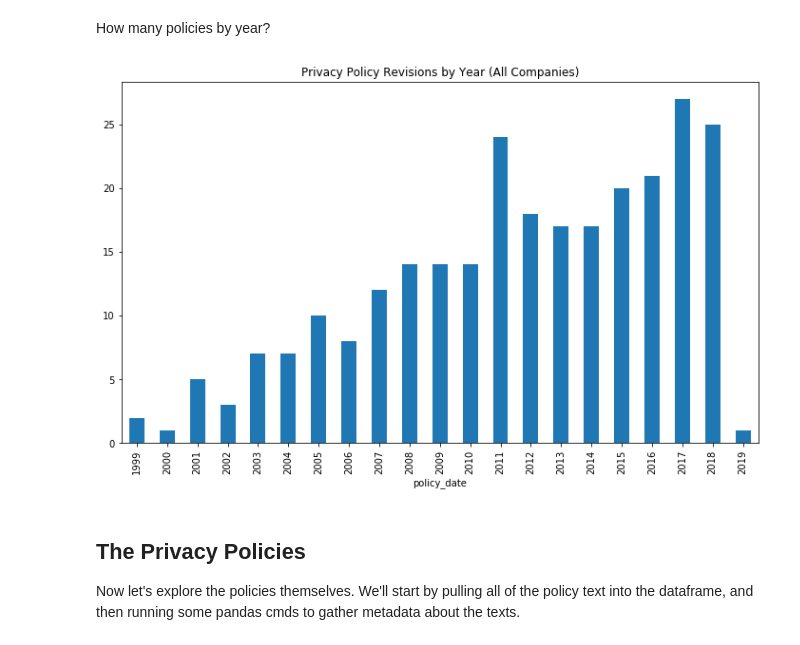
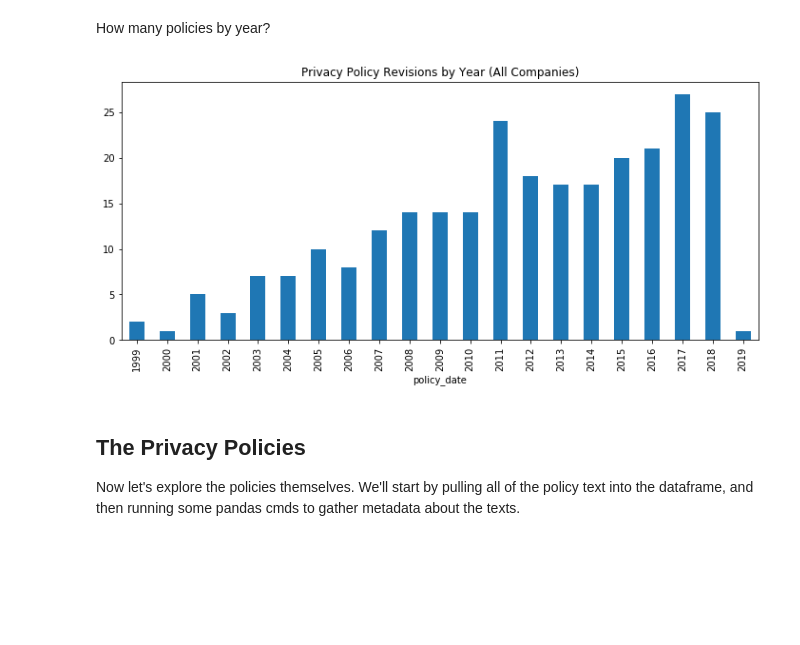
Before and after one commit to workmanjack/privacy-policies-through-time, a Jupyter notebook: notebooks/privacy-policies-through-time.ipynb, the cells around one changed output. Cells and saved outputs as stored; diff of their text form; code cells hidden in the pictures; blank space fills up the shorter version.

Commit message:
changed figsize to 12,7 for ppt

```diff
--- a/notebooks/privacy-policies-through-time.ipynb
+++ b/notebooks/privacy-policies-through-time.ipynb
@@ -112,9 +112,9 @@ Most recent policy: 2019-01-22
 How many policies by year?
 # %%
 grouped = df.groupby([df.policy_date.dt.year]).policy_path.count()
-_ = grouped.plot.bar(title='Privacy Policy Revisions by Year (All Companies)', figsize=(12, 7))
+_ = grouped.plot.bar(title='Privacy Policy Revisions by Year (All Companies)', figsize=(12, 5))
 # %% [output]
-[figure, old version]
+[figure, new version]
 # %% [markdown]
 ## The Privacy Policies
 
```
Also changed, not shown: parts of 24 cells of this notebook.
